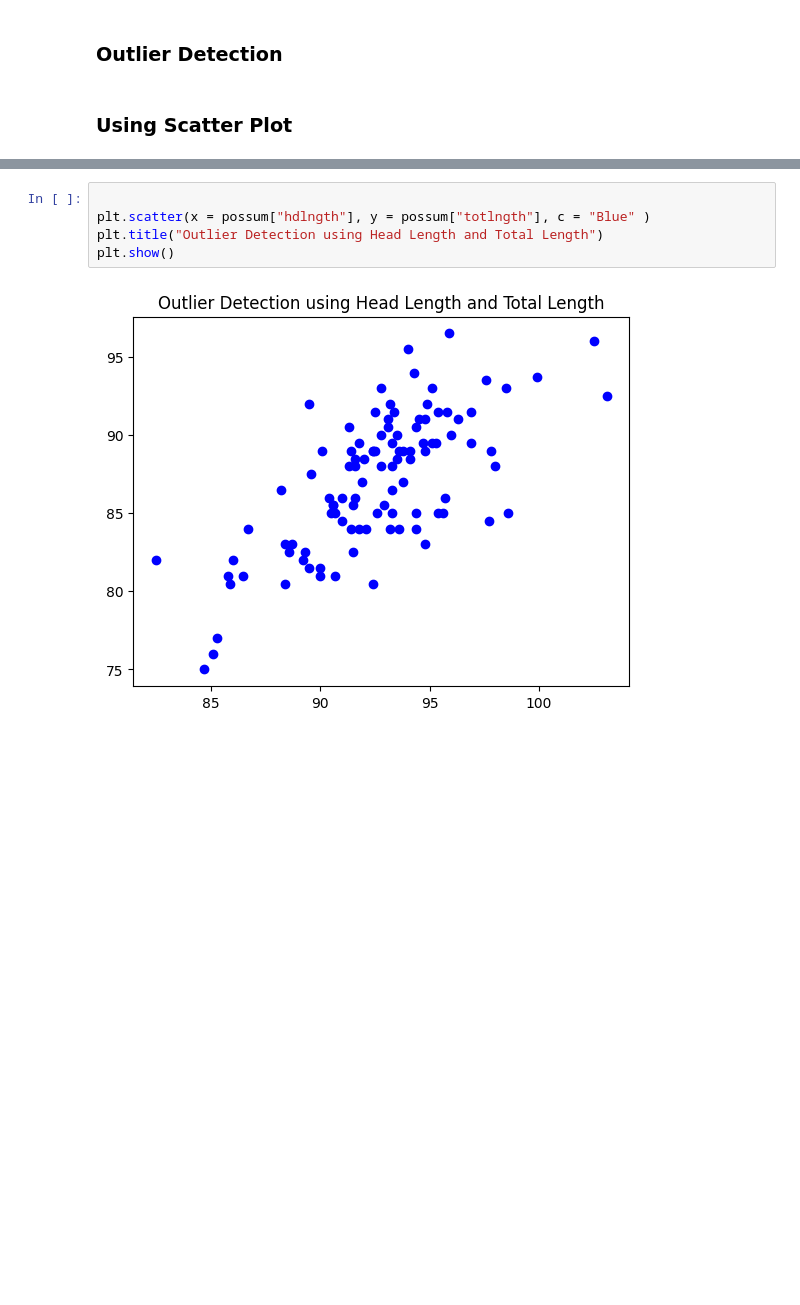
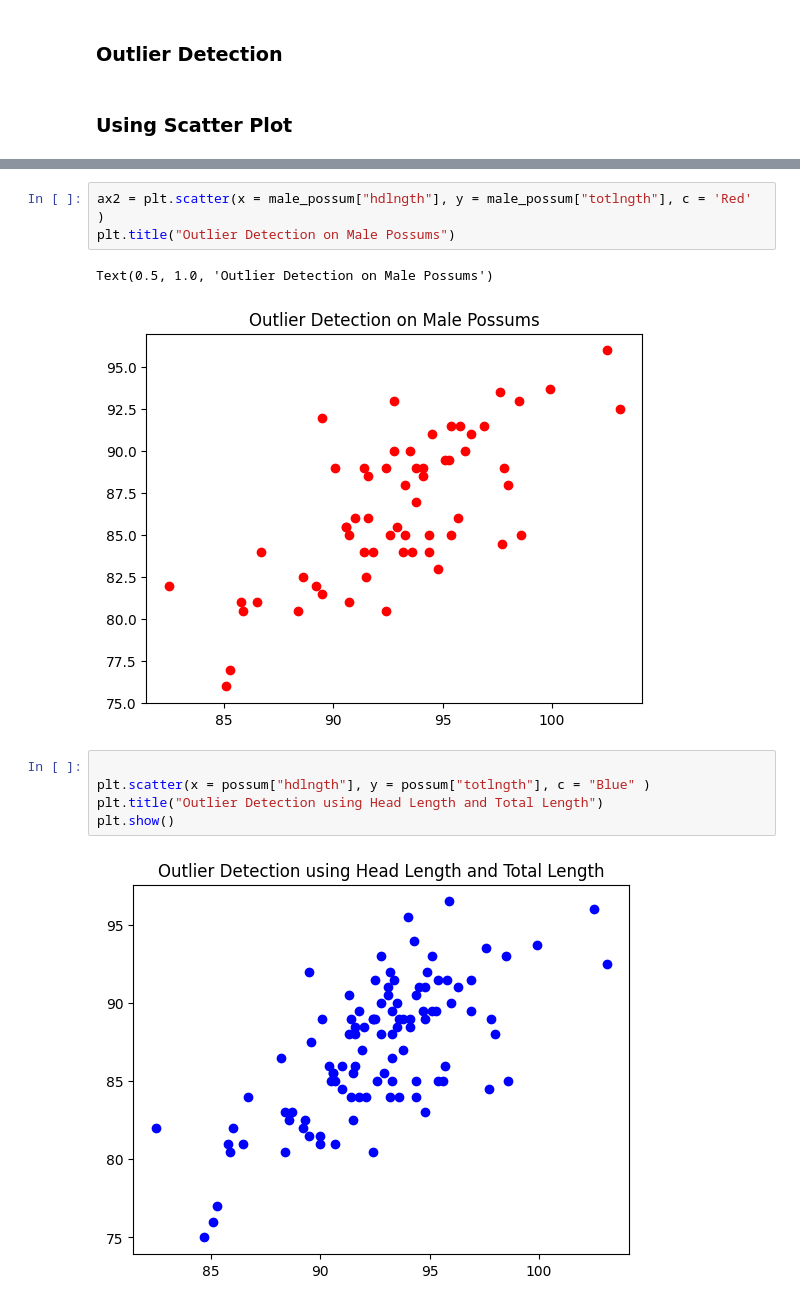
Before and after one commit to KudoroEsther/Files-Data_Analysis-, a Jupyter notebook: Statistics/Task_18_Statistics.ipynb, the cells around one changed output, grey strips where cells are left out. Saved outputs shown, nothing was run; the diff lists cells and outputs as text; blank space fills up the shorter version.

Commit message:
Trying scatter plot

```diff
--- a/Statistics/Task_18_Statistics.ipynb
+++ b/Statistics/Task_18_Statistics.ipynb
@@ -464,6 +464,12 @@ plt.title("Outlier Detection on Female Possums")
 # %% [output]
 Text(0.5, 1.0, 'Outlier Detection on Female Possums')
 [figure]
+# %%
+ax2 = plt.scatter(x = male_possum["hdlngth"], y = male_possum["totlngth"], c = 'Red' )
+plt.title("Outlier Detection on Male Possums")
+# %% [output]
+Text(0.5, 1.0, 'Outlier Detection on Male Possums')
+[figure, added]
 # %%
 
 plt.scatter(x = possum["hdlngth"], y = possum["totlngth"], c = "Blue" )
```
Also changed, not shown: parts of 1 cell of this notebook.
